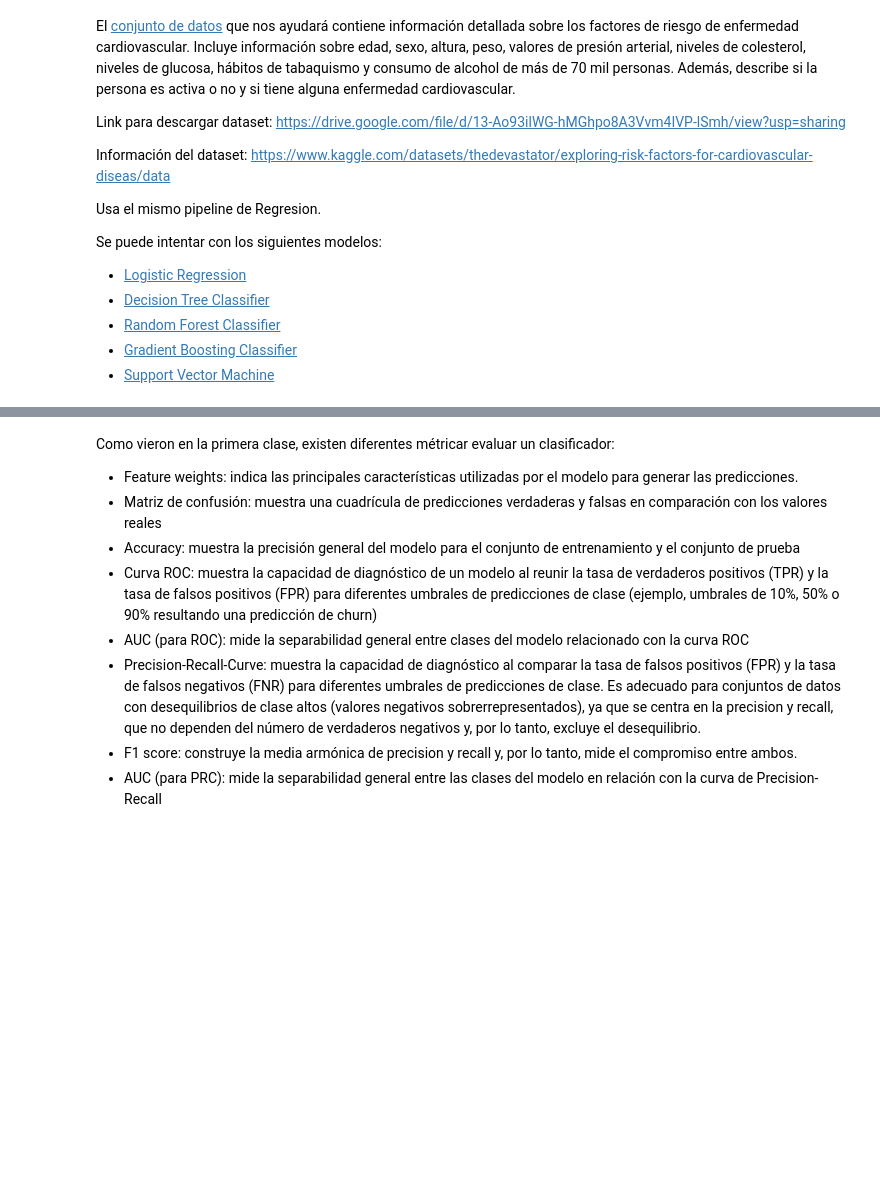
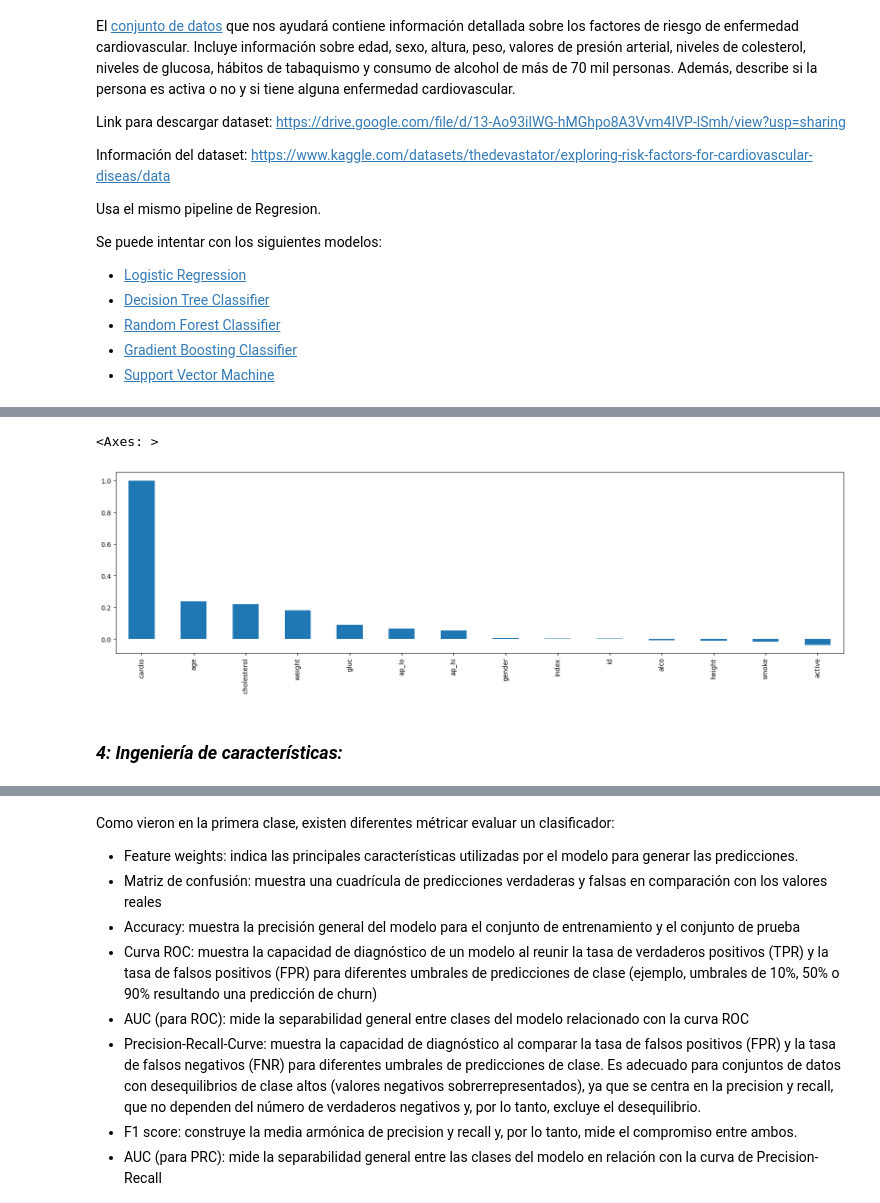
Before and after one commit to Ricardomanuel1/Maestr-a_Ciencia_de_Datos, a Jupyter notebook: MACHINE LEARNING Y DEEP LEARNING/TareaRegresionClasificacion.ipynb, the cells around one changed output, grey strips where cells are left out. Drawn from its saved outputs; the diff is of its cells as text; code cells hidden in the pictures; blank space fills up the shorter version.

```diff
--- a/MACHINE LEARNING Y DEEP LEARNING/TareaRegresionClasificacion.ipynb
+++ b/MACHINE LEARNING Y DEEP LEARNING/TareaRegresionClasificacion.ipynb
@@ -512,0 +651,8 @@ Se puede intentar con los siguientes modelos:
+# %%
+plt.figure(figsize=(16,10))
+dfc.corr()['cardio'].sort_values(ascending=False).plot(kind='bar', figsize=(20,5))
+# %% [output]
+<Axes: >
+[figure, added]
+# %% [markdown]
+### ***4: Ingeniería de características:***
```
Also changed, not shown: parts of 25 cells of this notebook.
